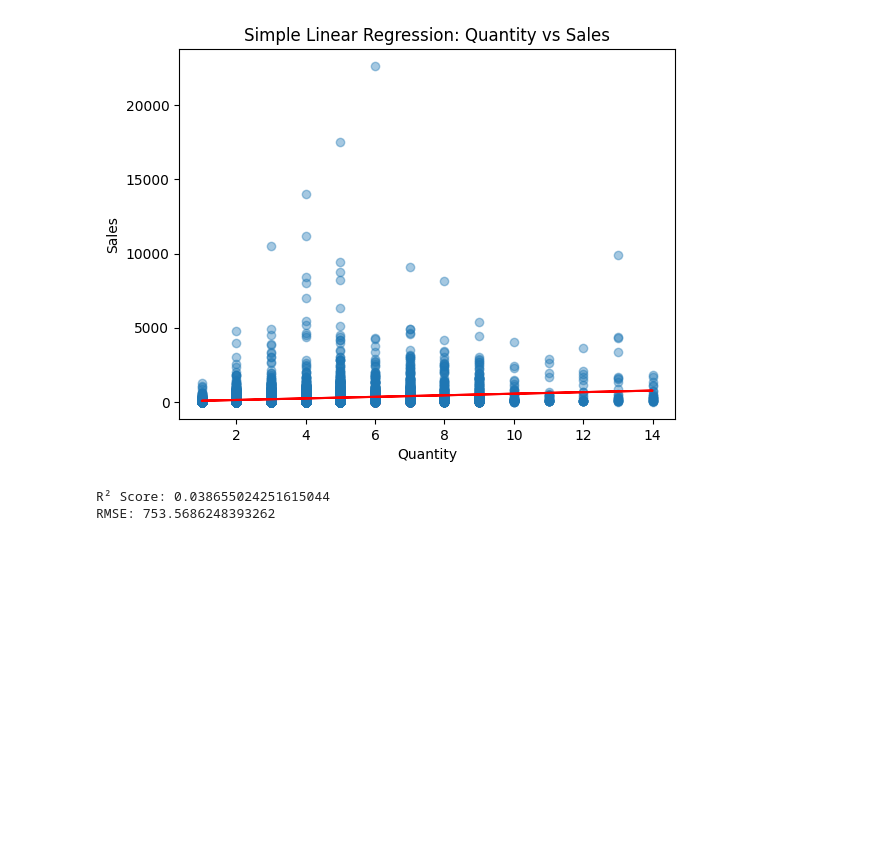
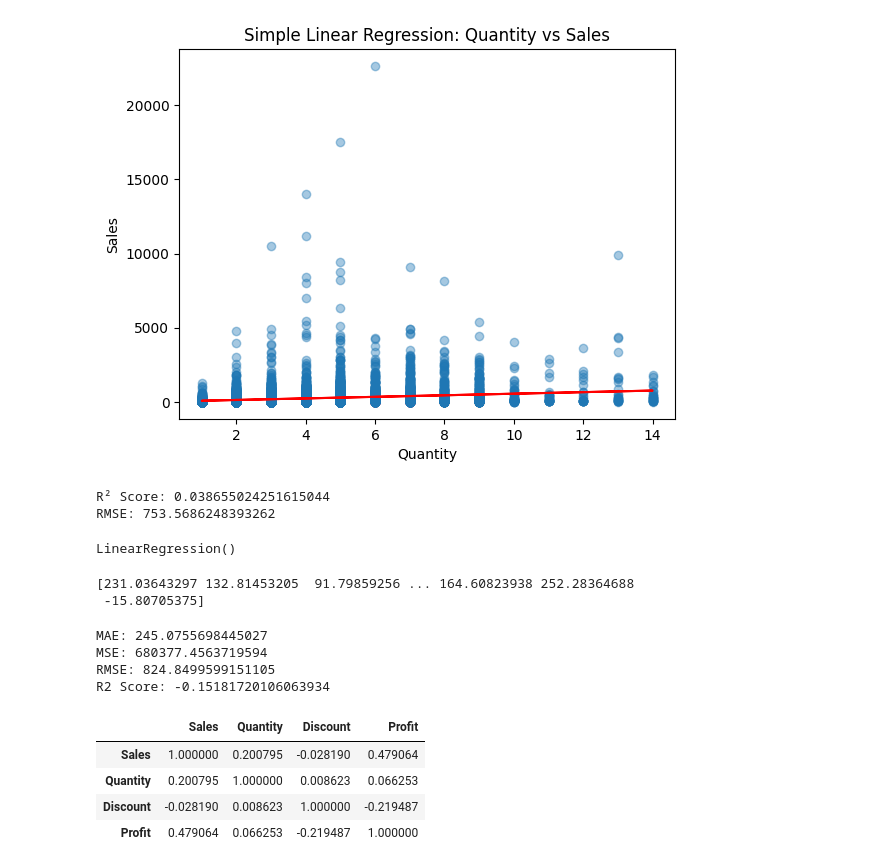
Before and after one commit to hassanh7n/regression, a Jupyter notebook: linear_regression.ipynb, the cells around one changed output. Cells and saved outputs as stored; diff of their text form; code cells hidden in the pictures; blank space fills up the shorter version.

Commit message:
multiple linear_regression

```diff
--- a/linear_regression.ipynb
+++ b/linear_regression.ipynb
@@ -106,0 +116,14 @@ RMSE: 753.5686248393262
+# %%
+from sklearn.linear_model import LinearRegression
+
+model = LinearRegression()
+model.fit(X_train, y_train)
+# %% [output]
+LinearRegression()
+# %%
+y_pred = model.predict(X_test)
+
+print(y_pred)  # Array of 20 predicted values
+# %% [output]
+[231.03643297 132.81453205  91.79859256 ... 164.60823938 252.28364688
+ -15.80705375]
@@ -106,0 +132,23 @@ RMSE: 753.5686248393262
+# %%
+mae = mean_absolute_error(y_test, y_pred)
+mse = mean_squared_error(y_test, y_pred)
+rmse = np.sqrt(mse)
+r2 = r2_score(y_test, y_pred)
+
+print(f"MAE: {mae}")
+print(f"MSE: {mse}")
+print(f"RMSE: {rmse}")
+print(f"R2 Score: {r2}")
+# %% [output]
+MAE: 245.0755698445027
+MSE: 680377.4563719594
+RMSE: 824.8499599151105
+R2 Score: -0.15181720106063934
+# %%
+df[['Sales', 'Quantity', 'Discount', 'Profit']].corr()
+# %% [output]
+|  | Sales | Quantity | Discount | Profit |
+| Sales | 1.000000 | 0.200795 | -0.028190 | 0.479064 |
+| Quantity | 0.200795 | 1.000000 | 0.008623 | 0.066253 |
+| Discount | -0.028190 | 0.008623 | 1.000000 | -0.219487 |
+| Profit | 0.479064 | 0.066253 | -0.219487 | 1.000000 |
```
Also changed, not shown: parts of 3 cells of this notebook, 1 other file.
